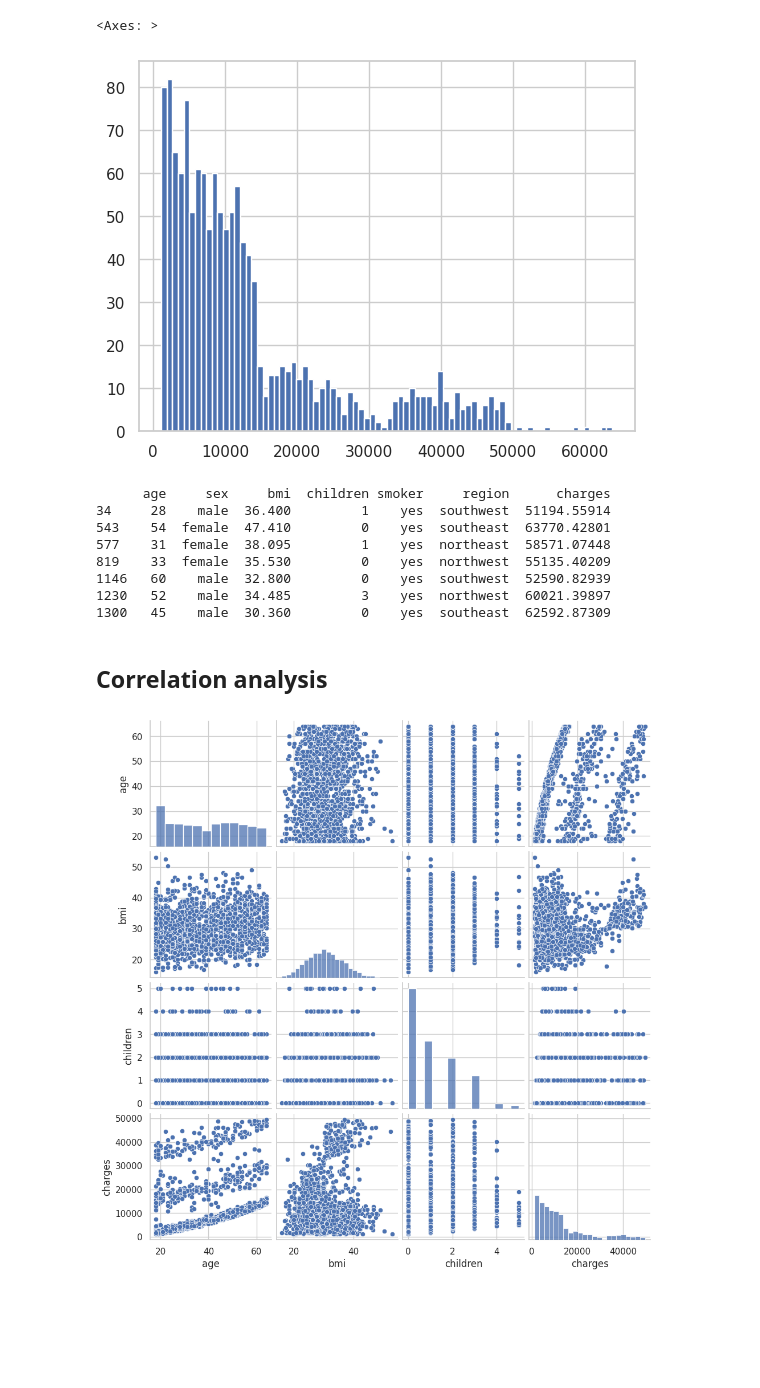
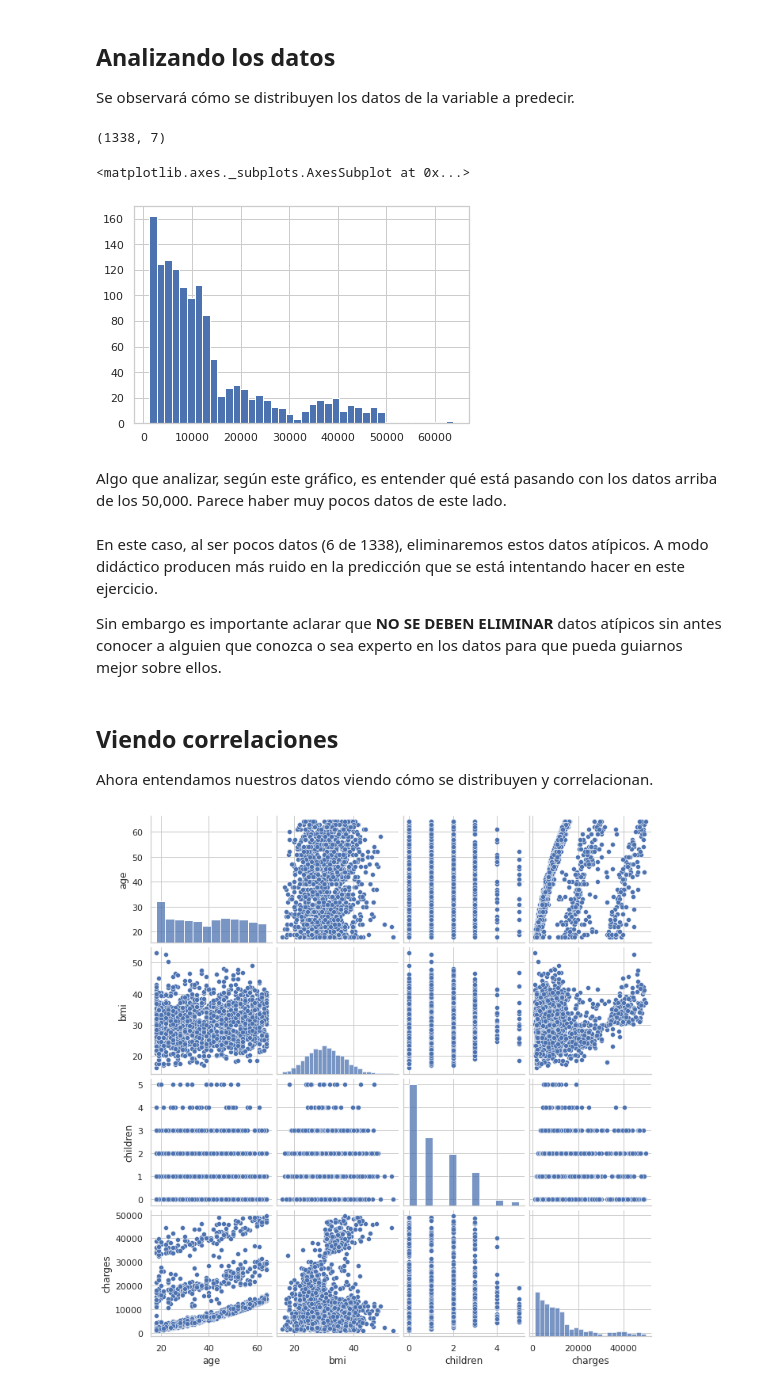
Before and after one commit to simon0820s/LecturesOnMachineLearning, a Jupyter notebook: linearRegressions/medicalExpenses/main.ipynb, the cells around one changed output. Drawn from its saved outputs; the diff is of its cells as text; code cells hidden in the pictures; blank space fills up the shorter version.

```diff
--- a/linearRegressions/medicalExpenses/main.ipynb
+++ b/linearRegressions/medicalExpenses/main.ipynb
@@ -19,21 +22,23 @@ df.head()
+# %% [markdown]
+## Analizando los datos
+Se observará cómo se distribuyen los datos de la variable a predecir.
 # %%
-df.charges.hist(bins = 80)
+print(df.shape)
+df.charges.hist(bins = 40)
 # %% [output]
-<Axes: >
+(1338, 7)
+<matplotlib.axes._subplots.AxesSubplot at 0x...>
-[figure, old version]
+[figure, new version]
+# %% [markdown]
+Algo que analizar, según este gráfico, es entender qué está pasando con los datos arriba de los 50,000. Parece haber muy pocos datos de este lado.
 # %%
 df[df.charges>50000]
-print(df[df.charges>50000])
 df = df[df.charges<50000]
-# %% [output]
-      age     sex     bmi  children smoker     region      charges
-34     28    male  36.400         1    yes  southwest  51194.55914
-543    54  female  47.410         0    yes  southeast  63770.42801
-577    31  female  38.095         1    yes  northeast  58571.07448
-819    33  female  35.530         0    yes  northwest  55135.40209
-1146   60    male  32.800         0    yes  southwest  52590.82939
-1230   52    male  34.485         3    yes  northwest  60021.39897
-1300   45    male  30.360         0    yes  southeast  62592.87309
-# %% [markdown]
-## Correlation analysis
+# %% [markdown]
+En este caso, al ser pocos datos (6 de 1338), eliminaremos estos datos atípicos. A modo didáctico producen más ruido en la predicción que se está intentando hacer en este ejercicio.
+
+Sin embargo es importante aclarar que **NO SE DEBEN ELIMINAR** datos atípicos sin antes conocer a alguien que conozca o sea experto en los datos para que pueda guiarnos mejor sobre ellos.
+# %% [markdown]
+## Viendo correlaciones
+Ahora entendamos nuestros datos viendo cómo se distribuyen y correlacionan.
 # %%
```
Also changed, not shown: parts of 34 cells of this notebook.
